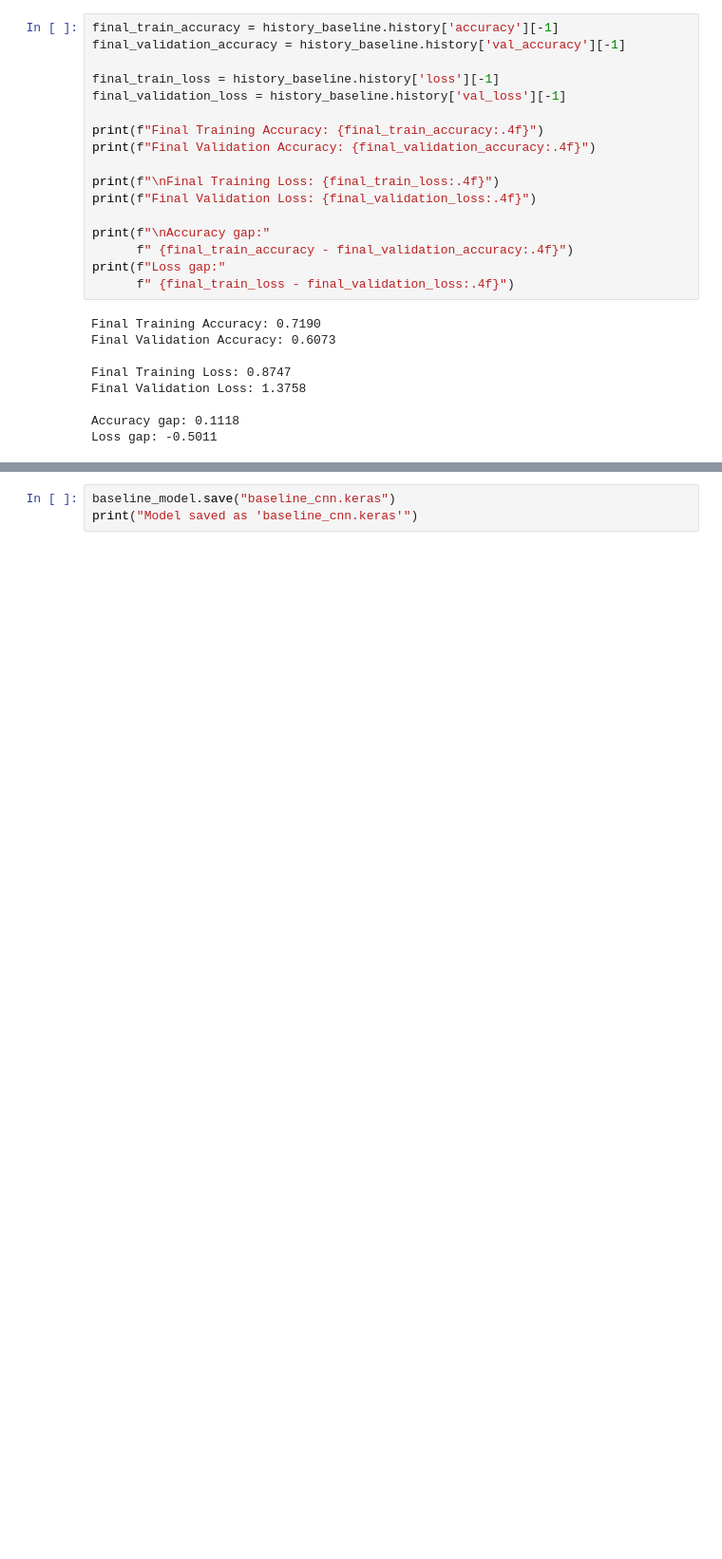
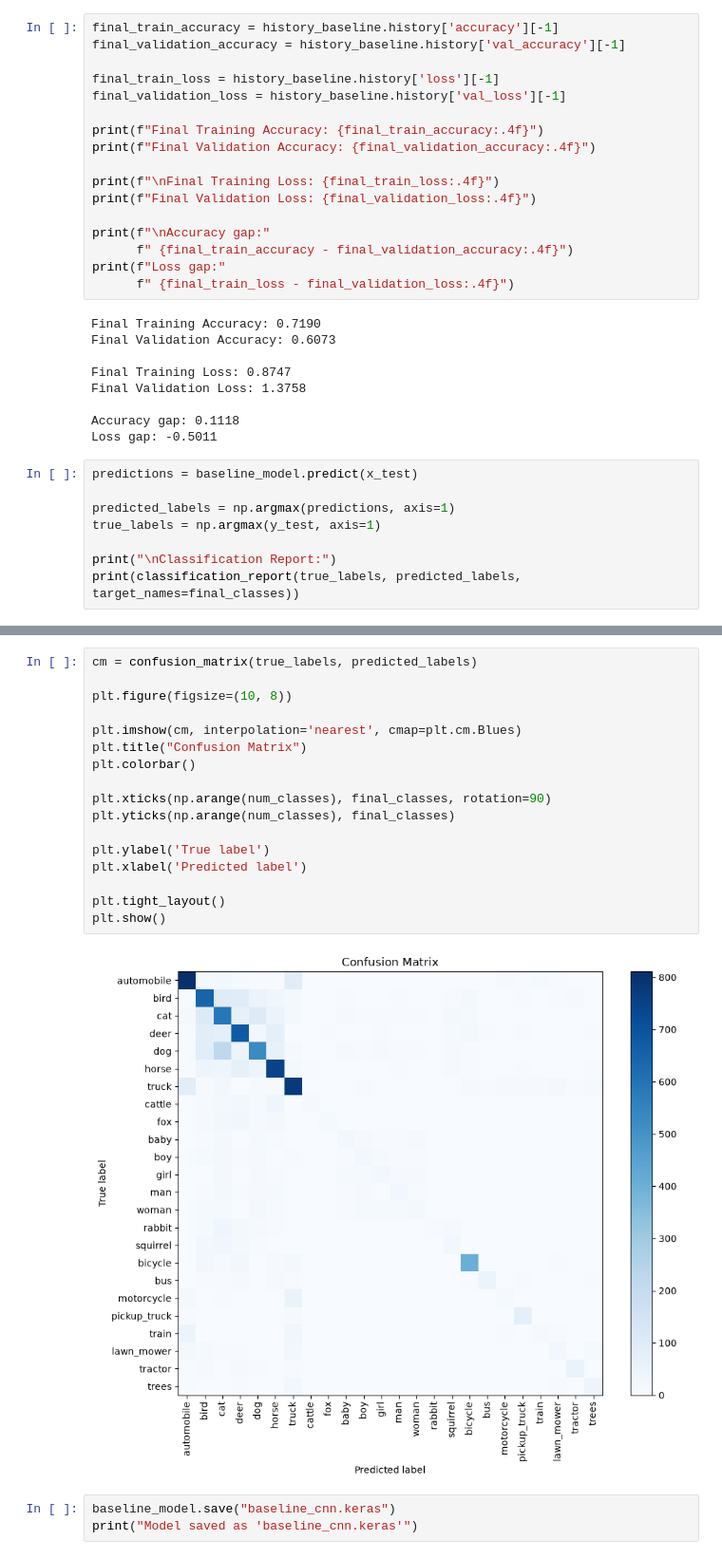
Before and after one commit to eljesam/Repeat-CA1, a Jupyter notebook: Repeat CA1/CNN_Model.ipynb, the cells around one changed output, grey strips where cells are left out. Shown at 95% size. Drawn from its saved outputs; the diff is of its cells as text; blank space fills up the shorter version.

Commit message:
Evaluated the improved model and compared results from both models

```diff
--- a/Repeat CA1/CNN_Model.ipynb
+++ b/Repeat CA1/CNN_Model.ipynb
@@ -220,3 +220,11 @@ Final Validation Loss: 1.3758
 
 Accuracy gap: 0.1118
 Loss gap: -0.5011
+# %%
+predictions = baseline_model.predict(x_test)
+
+predicted_labels = np.argmax(predictions, axis=1)
+true_labels = np.argmax(y_test, axis=1)
+
+print("\nClassification Report:")
+print(classification_report(true_labels, predicted_labels, target_names=final_classes))
@@ -223,3 +249,22 @@ Loss gap: -0.5011
+# %%
+cm = confusion_matrix(true_labels, predicted_labels)
+
+plt.figure(figsize=(10, 8))
+
+plt.imshow(cm, interpolation='nearest', cmap=plt.cm.Blues)
+plt.title("Confusion Matrix")
+plt.colorbar()
+
+plt.xticks(np.arange(num_classes), final_classes, rotation=90)
+plt.yticks(np.arange(num_classes), final_classes)
+
+plt.ylabel('True label')
+plt.xlabel('Predicted label')
+
+plt.tight_layout()
+plt.show()
+# %% [output]
+[figure, added]
 # %%
 baseline_model.save("baseline_cnn.keras")
 print("Model saved as 'baseline_cnn.keras'")
```
Also changed, not shown: parts of 10 cells of this notebook.
